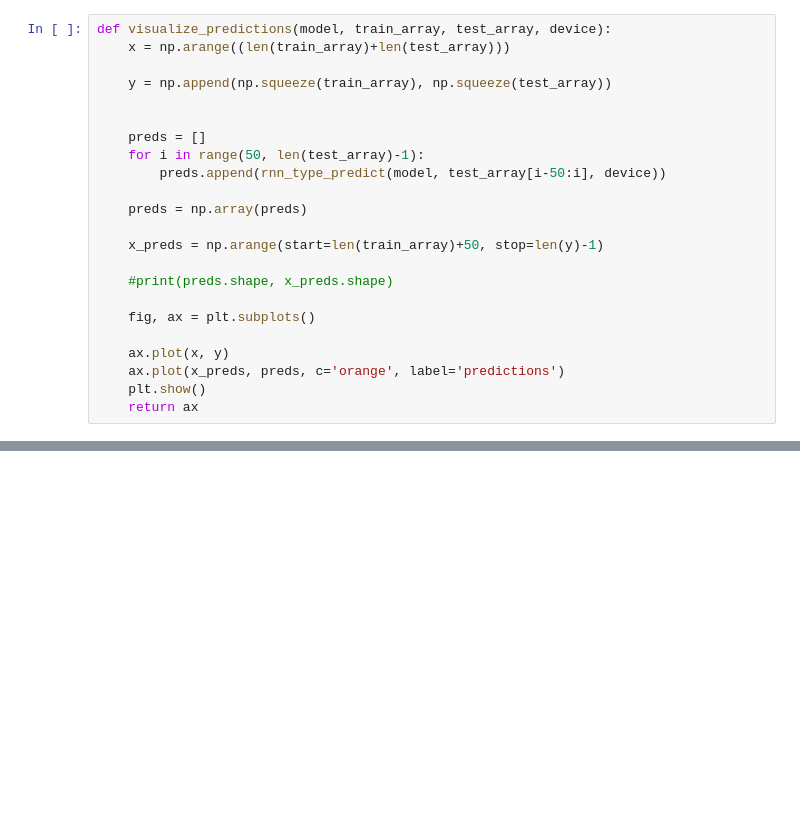
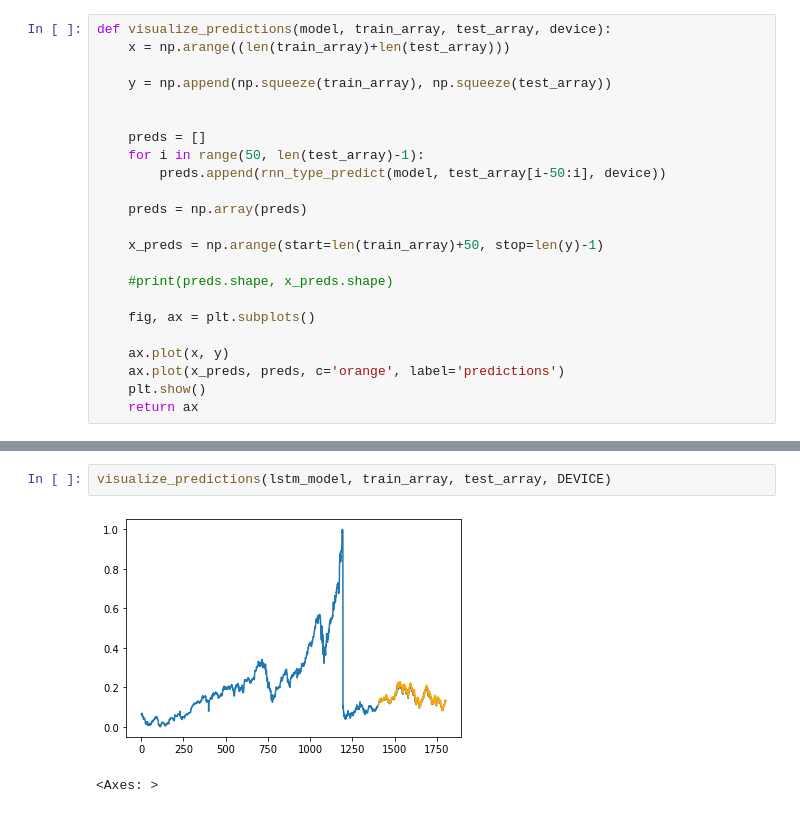
Before and after one commit to mschmidlin1/MSDS_capstone, a Jupyter notebook: DOCS_RNN_algorithm.ipynb, the cells around one changed output, grey strips where cells are left out. Saved outputs shown, nothing was run; the diff lists cells and outputs as text; blank space fills up the shorter version.

```diff
--- a/DOCS_RNN_algorithm.ipynb
+++ b/DOCS_RNN_algorithm.ipynb
@@ -415,0 +447,5 @@ X.shape, y.shape
+# %%
+visualize_predictions(lstm_model, train_array, test_array, DEVICE)
+# %% [output]
+[figure, added]
+<Axes: >
```
Also changed, not shown: parts of 21 cells of this notebook, 5 other files.
